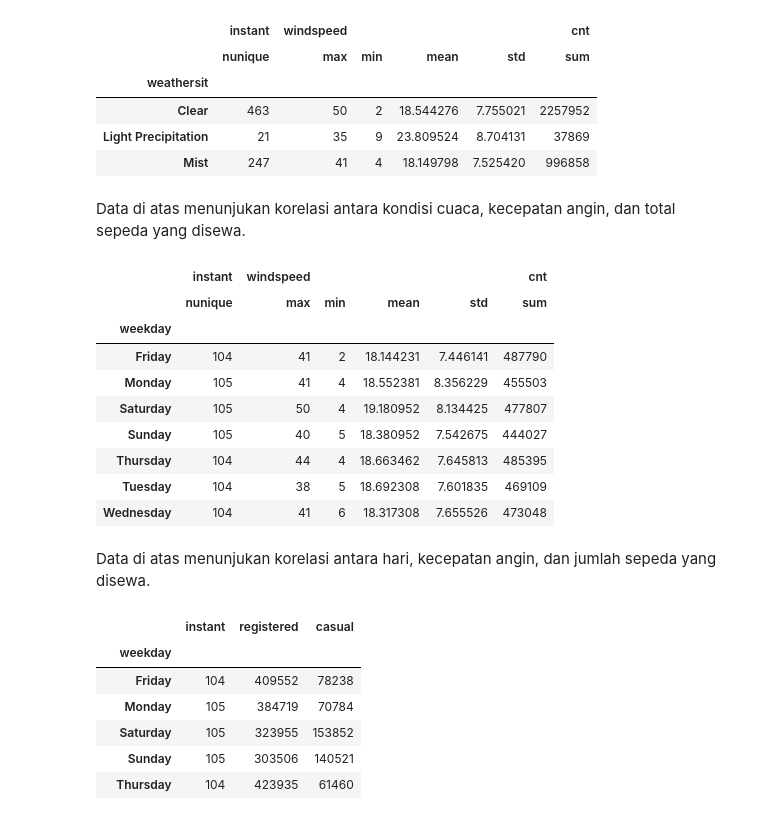
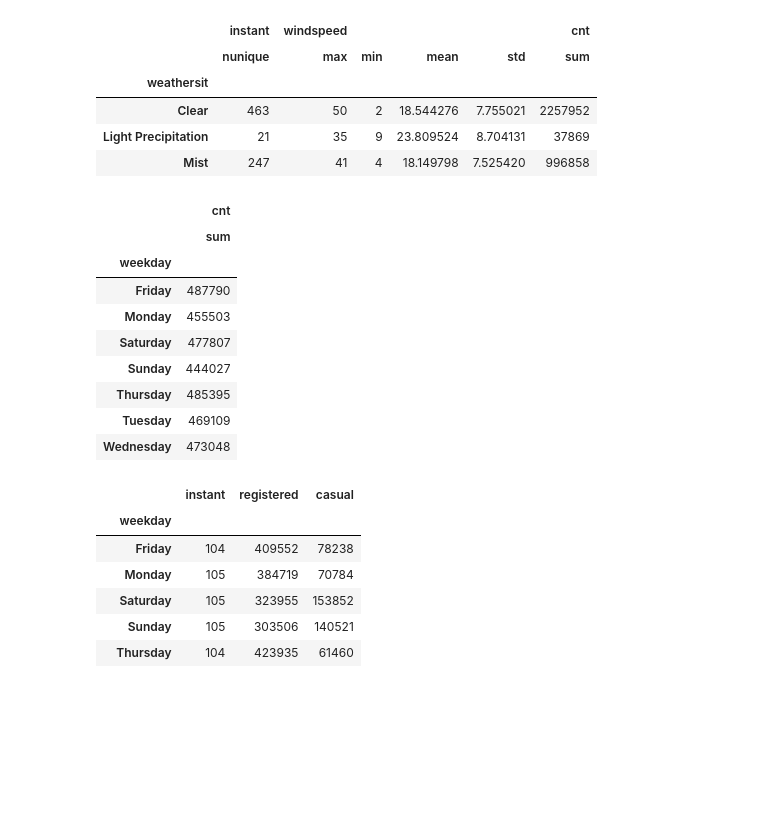
Before and after one commit to ffdhil/Bike_Rental, a Jupyter notebook: notebook.ipynb, the cells around one changed output. Saved outputs shown, nothing was run; the diff lists cells and outputs as text; code cells hidden in the pictures; blank space fills up the shorter version.

```diff
--- a/notebook.ipynb
+++ b/notebook.ipynb
@@ -202,6 +185,8 @@ day_df.describe(include='all')
 | 50% | NaN | NaN | NaN | NaN | NaN | NaN | NaN | NaN | NaN | 49.000000 | ... |
 | 75% | NaN | NaN | NaN | NaN | NaN | NaN | NaN | NaN | NaN | 65.000000 | ... |
 | max | NaN | NaN | NaN | NaN | NaN | NaN | NaN | NaN | NaN | 86.000000 | ... |
+# %%
+day_df = pd.DataFrame(day_df)
 # %%
 day_df.groupby(by='season').instant.nunique().sort_values(ascending=False)
 # %% [output]
@@ -275,27 +238,21 @@ day_df.groupby(by='weathersit').agg({
 | Clear | 463 | 50 | 2 | 18.544276 | 7.755021 | 2257952 |
 | Light Precipitation | 21 | 35 | 9 | 23.809524 | 8.704131 | 37869 |
 | Mist | 247 | 41 | 4 | 18.149798 | 7.525420 | 996858 |
-# %% [markdown]
-Data di atas menunjukan korelasi antara kondisi cuaca, kecepatan angin, dan total sepeda yang disewa.
 # %%
 day_df.groupby(by='weekday').agg({
-    'instant': 'nunique',
-    'windspeed': ['max', 'min', 'mean', 'std'],
     'cnt' : ['sum']
 })
 # %% [output]
-|  | instant | windspeed |  |  |  | cnt |
-|  | nunique | max | min | mean | std | sum |
-| weekday |  |  |  |  |  |  |
-| Friday | 104 | 41 | 2 | 18.144231 | 7.446141 | 487790 |
-| Monday | 105 | 41 | 4 | 18.552381 | 8.356229 | 455503 |
-| Saturday | 105 | 50 | 4 | 19.180952 | 8.134425 | 477807 |
-| Sunday | 105 | 40 | 5 | 18.380952 | 7.542675 | 444027 |
-| Thursday | 104 | 44 | 4 | 18.663462 | 7.645813 | 485395 |
-| Tuesday | 104 | 38 | 5 | 18.692308 | 7.601835 | 469109 |
-| Wednesday | 104 | 41 | 6 | 18.317308 | 7.655526 | 473048 |
+|  | cnt |
+|  | sum |
+| weekday |  |
+| Friday | 487790 |
+| Monday | 455503 |
+| Saturday | 477807 |
+| Sunday | 444027 |
+| Thursday | 485395 |
+| Tuesday | 469109 |
+| Wednesday | 473048 |
-# %% [markdown]
-Data di atas menunjukan korelasi antara hari, kecepatan angin, dan jumlah sepeda yang disewa.
 # %%
 day_df.groupby(by='weekday').agg({
     'instant': 'nunique',
```
Also changed, not shown: parts of 33 cells of this notebook, 1 other file.
